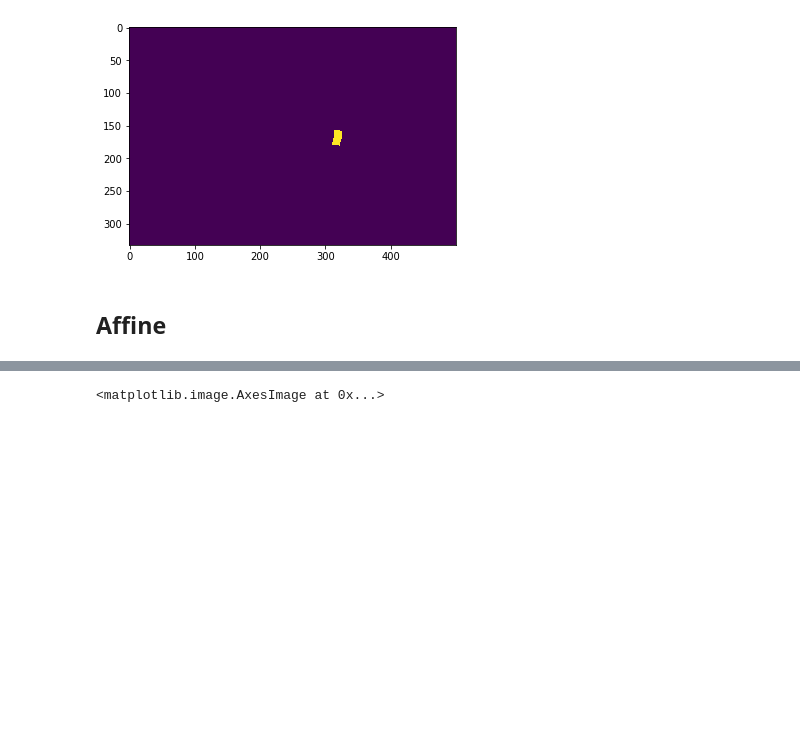
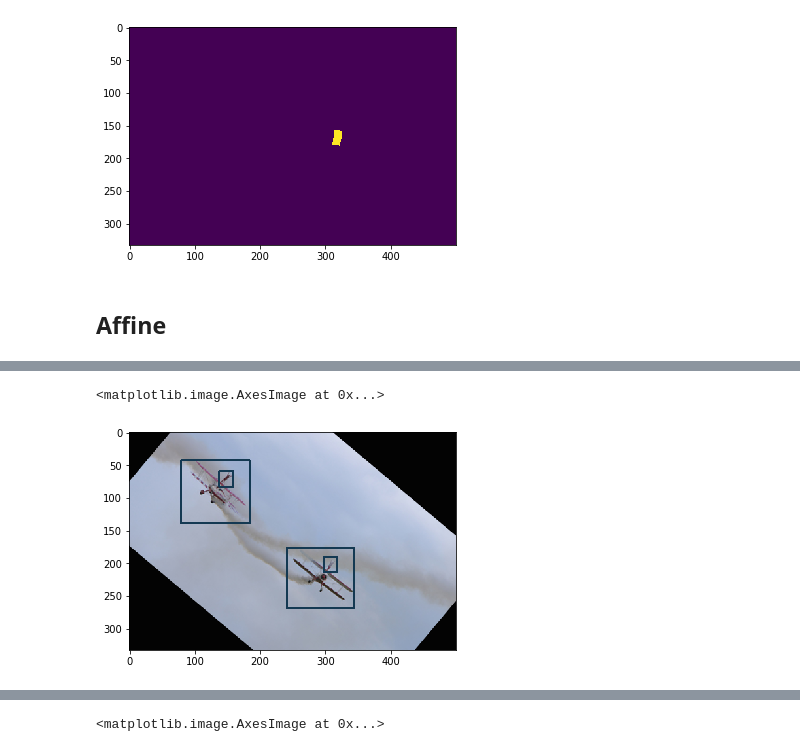
Before and after one commit to yizt/notebook, a Jupyter notebook: python/cv2_object_detect_aug.ipynb, the cells around one changed output, grey strips where cells are left out. Saved outputs shown, nothing was run; the diff lists cells and outputs as text; code cells hidden in the pictures; blank space fills up the shorter version.

```diff
--- a/python/cv2_object_detect_aug.ipynb
+++ b/python/cv2_object_detect_aug.ipynb
@@ -585,0 +587,9 @@ plt.imshow(image)
+# %%
+x=np.zeros((img_height, img_width,len(boxes)))
+for i,(y1,x1,y2,x2) in enumerate(boxes.astype(np.int32)):
+    x[y1:y2,x1:x2,i]=100
+
+x = cv2.warpAffine(x,
+                       M=M,
+                       dsize=(img_width, img_height),
+                       borderMode=cv2.BORDER_CONSTANT)
@@ -585,0 +610,5 @@ plt.imshow(image)
+# %%
+plt.imshow(draw_rect(image,np.array(bb)))
+# %% [output]
+<matplotlib.image.AxesImage at 0x...>
+[figure, added]
```
Also changed, not shown: parts of 9 cells of this notebook.
